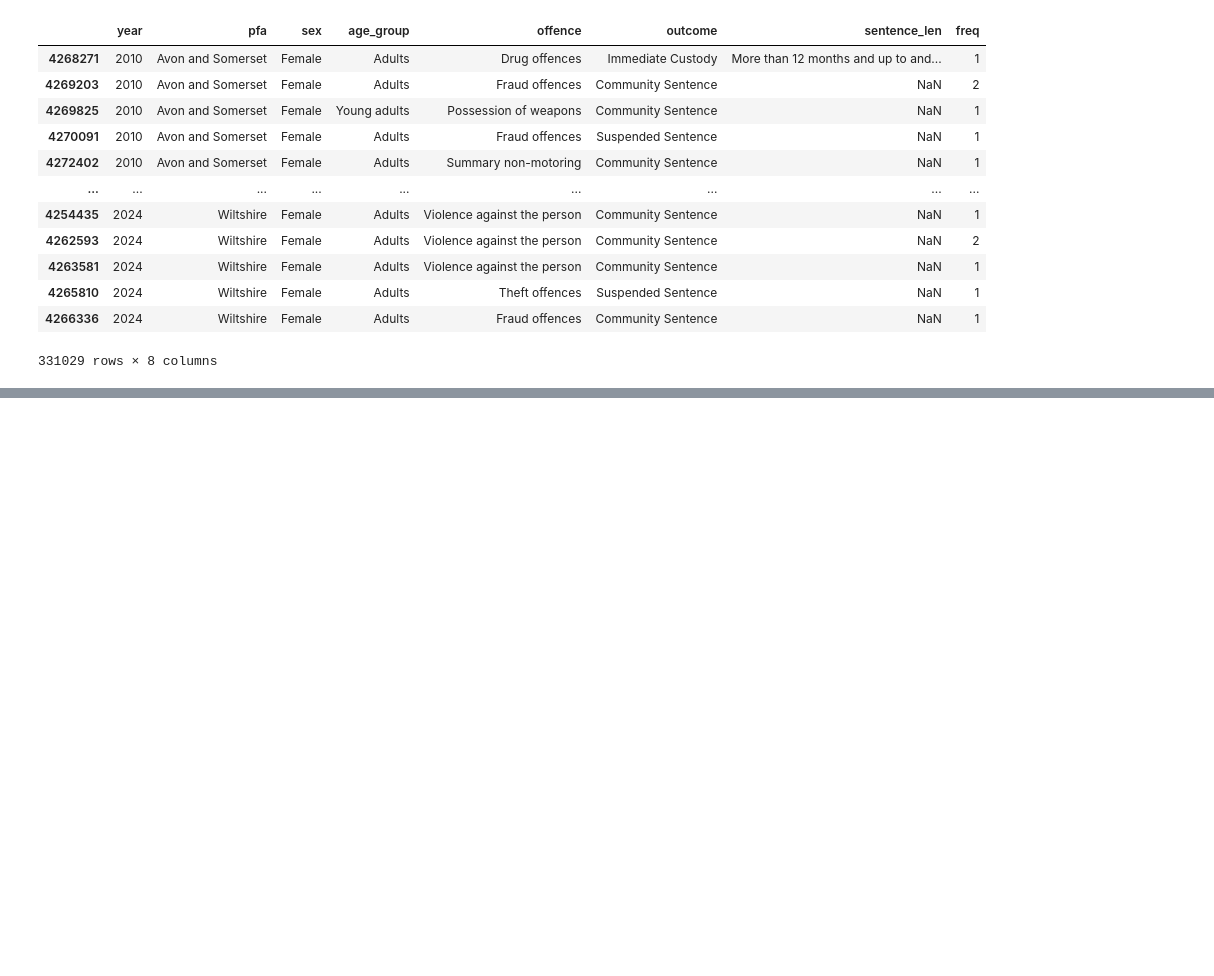
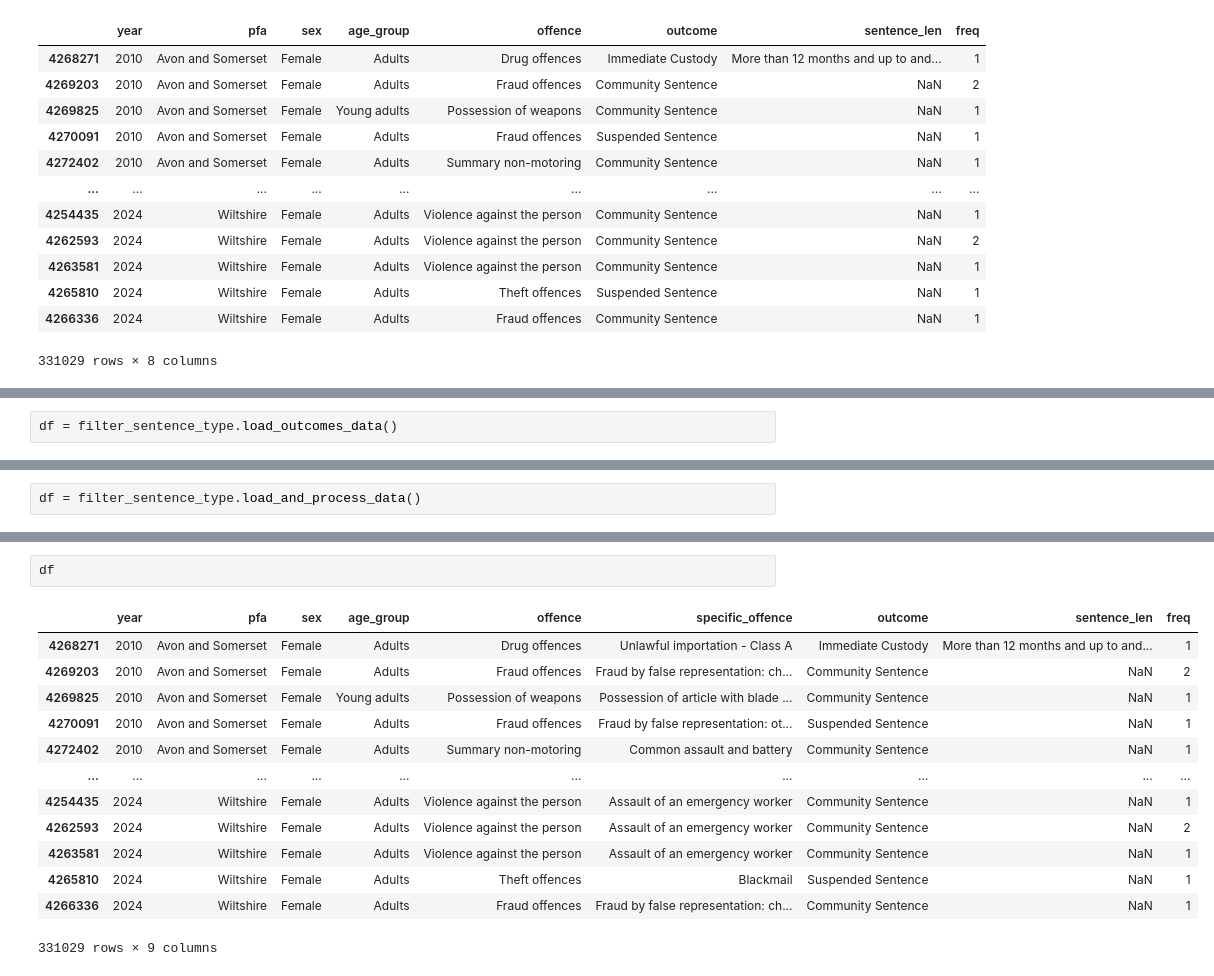
Before and after one commit to Prison-Reform-Trust/womens-imprisonment-PFA, a Jupyter notebook: notebooks/processing_data/1.1-ah-cjs-data-exploration.ipynb, the cells around one changed output, grey strips where cells are left out. Cells and saved outputs as stored; diff of their text form; blank space fills up the shorter version.

Commit message:
Data processing and visualisation: Adding assaults on emergency workers segment to custody_offences (#34)
Closes #30.

```diff
--- a/notebooks/processing_data/1.1-ah-cjs-data-exploration.ipynb
+++ b/notebooks/processing_data/1.1-ah-cjs-data-exploration.ipynb
@@ -109,0 +114,2 @@ filter_sentence_type.load_and_process_data()
+# %%
+df = filter_sentence_type.load_outcomes_data()
@@ -109,0 +163,2 @@ filter_sentence_type.load_and_process_data()
+# %%
+df = filter_sentence_type.load_and_process_data()
@@ -109,0 +177,16 @@ filter_sentence_type.load_and_process_data()
+# %%
+df
+# %% [output]
+|  | year | pfa | sex | age_group | offence | specific_offence | outcome | sentence_len | freq |
+| 4268271 | 2010 | Avon and Somerset | Female | Adults | Drug offences | Unlawful importation - Class A | Immediate Custody | More than 12 months and up to and... | 1 |
+| 4269203 | 2010 | Avon and Somerset | Female | Adults | Fraud offences | Fraud by false representation: ch... | Community Sentence | NaN | 2 |
+| 4269825 | 2010 | Avon and Somerset | Female | Young adults | Possession of weapons | Possession of article with blade ... | Community Sentence | NaN | 1 |
+| 4270091 | 2010 | Avon and Somerset | Female | Adults | Fraud offences | Fraud by false representation: ot... | Suspended Sentence | NaN | 1 |
+| 4272402 | 2010 | Avon and Somerset | Female | Adults | Summary non-motoring | Common assault and battery | Community Sentence | NaN | 1 |
+| ... | ... | ... | ... | ... | ... | ... | ... | ... | ... |
+| 4254435 | 2024 | Wiltshire | Female | Adults | Violence against the person | Assault of an emergency worker | Community Sentence | NaN | 1 |
+| 4262593 | 2024 | Wiltshire | Female | Adults | Violence against the person | Assault of an emergency worker | Community Sentence | NaN | 2 |
+| 4263581 | 2024 | Wiltshire | Female | Adults | Violence against the person | Assault of an emergency worker | Community Sentence | NaN | 1 |
+| 4265810 | 2024 | Wiltshire | Female | Adults | Theft offences | Blackmail | Suspended Sentence | NaN | 1 |
+| 4266336 | 2024 | Wiltshire | Female | Adults | Fraud offences | Fraud by false representation: ch... | Community Sentence | NaN | 1 |
+331029 rows × 9 columns
```
Also changed, not shown: parts of 10 cells of this notebook, 4 other files.
